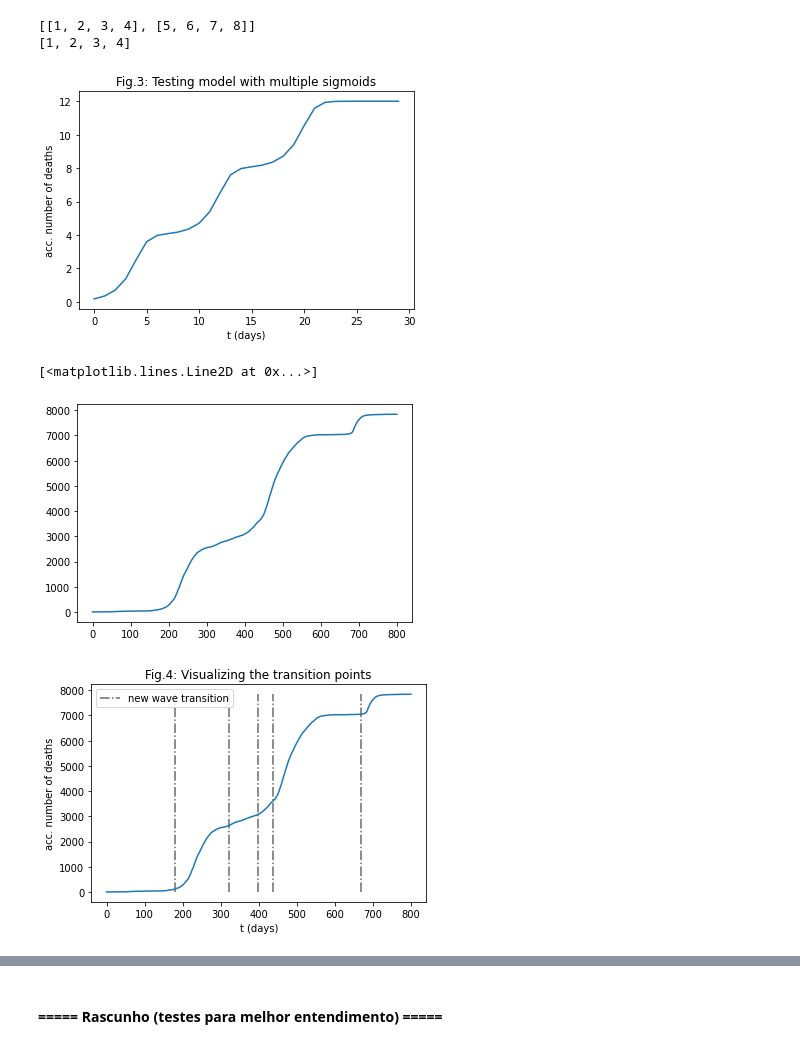
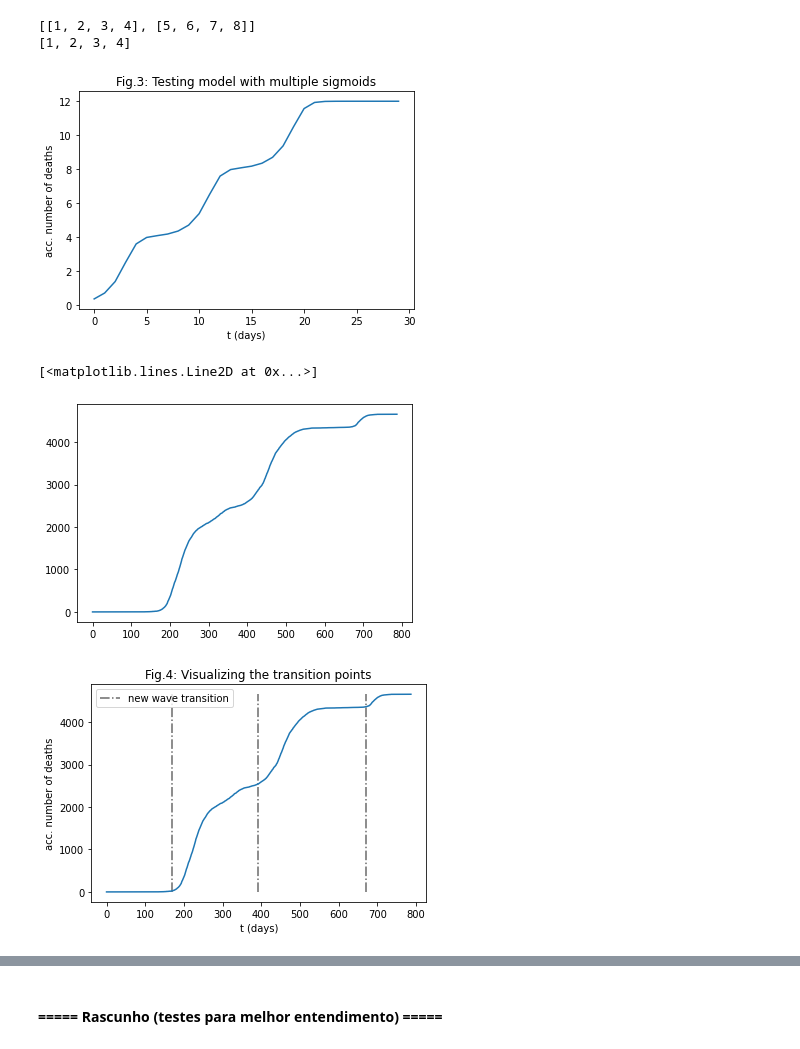
Before and after one commit to fpelogia/epid-models, a Jupyter notebook: optimize_obitos_arg.ipynb, the cells around one changed output, grey strips where cells are left out. Saved outputs shown, nothing was run; the diff lists cells and outputs as text; code cells hidden in the pictures.

```diff
--- a/optimize_obitos_arg.ipynb
+++ b/optimize_obitos_arg.ipynb
@@ -12,11 +12,11 @@ from sigmoid import f_t, deriv_f_t
 from new_wave import new_wave_detection, filter_data, forward_euler
 # %%
 #import data
-data = pd.read_csv("Datasets/cordoba_obitos.csv")
-city_name = 'Córdoba'
+data = pd.read_csv("Datasets/rosario_obitos.csv")
+city_name = 'Rosario'
 acc_data = data.cumulative_deceased
 normalized_acc_data = acc_data / max(acc_data)
-t = np.linspace(0, len(acc_data), len(acc_data))
+t = np.linspace(1, len(acc_data), len(acc_data))
 
 # for the "one wave" tests
 model = f_t
@@ -234,35 +234,37 @@ plt.xlabel('t (days)')
 plt.ylabel('acc. number of deaths')
 plt.show()
 # %% [output]
-[figure, old version]
+[figure, new version]
 # %%
 plt.plot(acc_data)
 # %% [output]
 [<matplotlib.lines.Line2D at 0x...>]
-[figure, old version]
+[figure, new version]
 # %%
 fig = plt.figure()
 plt.plot(acc_data)
 # Defini manualmente, por enquanto...
 # pelo new_wave.py daria x_t [11, 101, 167, 254] (Jerusalem)
 #x_nw = [90, 170, 240] #(Jerusalém)
 #x_nw = [147, 287, 382, 669] #(SJC)
 #x_nw = [84, 259, 314, 375, 688] # (SP)
 #x_nw  = [94, 146, 269, 314, 377, 469, 607, 677, 741] # Campinas tr 2e-5
 #x_nw = [8, 166, 226, 303, 375, 431, 590, 657] # Rosario - hosp - tr 1e-5
 #x_nw = [162, 306, 383, 663] # Rosario - obitos - tr 1e-5
+x_nw = [170, 391, 671] # Rosario - obitos - tr 3e-5
 #x_nw = [101, 320, 410, 684] # Buenos Aires - obitos - tr 1e-5
-x_nw = [181, 323, 399, 438, 670] # Córdoba - obitos - tr 2e-5
+#x_nw = [115, 418, 693] # Buenos Aires - obitos - tr 3e-5
+#x_nw = [181, 323, 399, 438, 670] # Córdoba - obitos - tr 2e-5
 #x_nw = [100, 149, 471, 610, 681, 741] # Camilas tr 3e-5
 
 plt.title('Fig.4: Visualizing the transition points')
 plt.vlines(x_nw, 0, max(acc_data), colors='dimgray', linestyles='dashdot', zorder=1, label="new wave transition")
 plt.xlabel('t (days)')
 plt.ylabel('acc. number of deaths')
 plt.legend()
 plt.show()
 # %% [output]
-[figure, old version]
+[figure, new version]
 # %%
 n_weeks_pred = 2
 n_sig = 1
```
Also changed, not shown: parts of 12 cells of this notebook, 14 other files.
